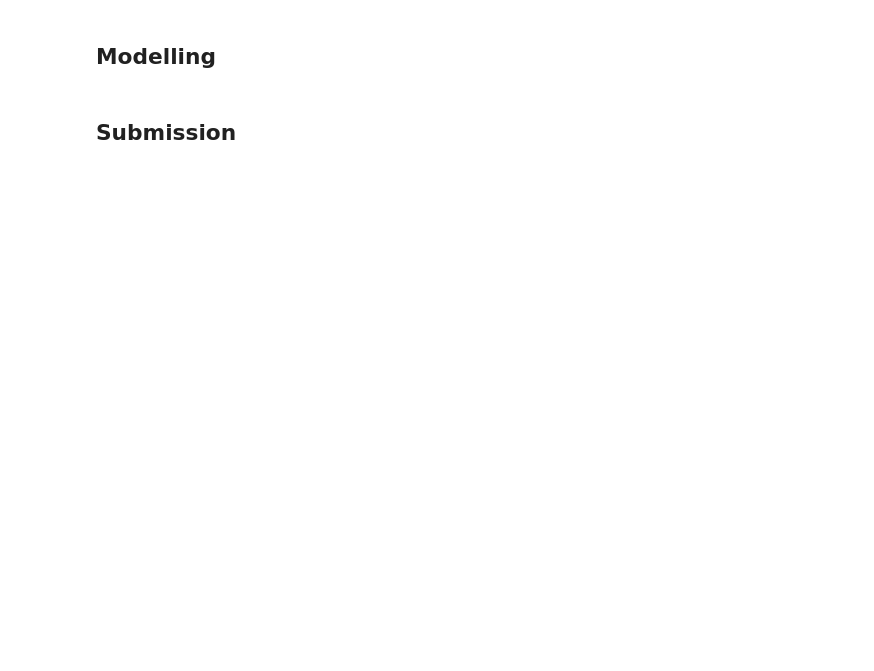
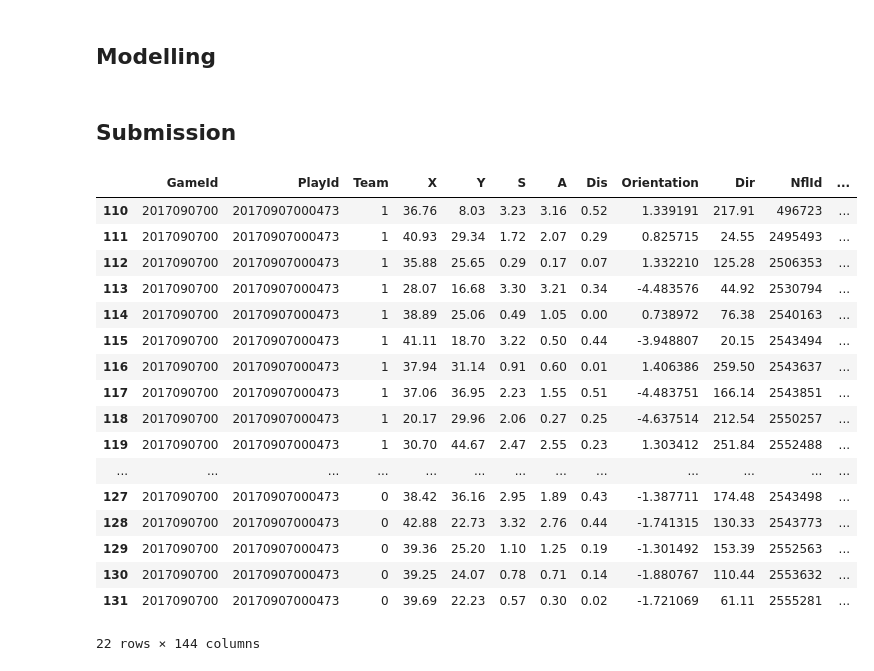
Before and after one commit to TheNerdyCat/nfl-big-data-bowl, a Jupyter notebook: output/feature_engineering_v1.ipynb, the cells around one changed output. Saved outputs shown, nothing was run; the diff lists cells and outputs as text; code cells hidden in the pictures; blank space fills up the shorter version.

```diff
--- a/output/feature_engineering_v1.ipynb
+++ b/output/feature_engineering_v1.ipynb
@@ -852,0 +850,21 @@ inside = [20170907000118, 20170907000473, 20170907001077, 20170907001177, 201709
+# %%
+train[train.PlayId == 20170907000473]
+# %% [output]
+|  | GameId | PlayId | Team | X | Y | S | A | Dis | Orientation | Dir | NflId | ... |
+| 110 | 2017090700 | 20170907000473 | 1 | 36.76 | 8.03 | 3.23 | 3.16 | 0.52 | 1.339191 | 217.91 | 496723 | ... |
+| 111 | 2017090700 | 20170907000473 | 1 | 40.93 | 29.34 | 1.72 | 2.07 | 0.29 | 0.825715 | 24.55 | 2495493 | ... |
+| 112 | 2017090700 | 20170907000473 | 1 | 35.88 | 25.65 | 0.29 | 0.17 | 0.07 | 1.332210 | 125.28 | 2506353 | ... |
+| 113 | 2017090700 | 20170907000473 | 1 | 28.07 | 16.68 | 3.30 | 3.21 | 0.34 | -4.483576 | 44.92 | 2530794 | ... |
+| 114 | 2017090700 | 20170907000473 | 1 | 38.89 | 25.06 | 0.49 | 1.05 | 0.00 | 0.738972 | 76.38 | 2540163 | ... |
+| 115 | 2017090700 | 20170907000473 | 1 | 41.11 | 18.70 | 3.22 | 0.50 | 0.44 | -3.948807 | 20.15 | 2543494 | ... |
+| 116 | 2017090700 | 20170907000473 | 1 | 37.94 | 31.14 | 0.91 | 0.60 | 0.01 | 1.406386 | 259.50 | 2543637 | ... |
+| 117 | 2017090700 | 20170907000473 | 1 | 37.06 | 36.95 | 2.23 | 1.55 | 0.51 | -4.483751 | 166.14 | 2543851 | ... |
+| 118 | 2017090700 | 20170907000473 | 1 | 20.17 | 29.96 | 2.06 | 0.27 | 0.25 | -4.637514 | 212.54 | 2550257 | ... |
+| 119 | 2017090700 | 20170907000473 | 1 | 30.70 | 44.67 | 2.47 | 2.55 | 0.23 | 1.303412 | 251.84 | 2552488 | ... |
+| ... | ... | ... | ... | ... | ... | ... | ... | ... | ... | ... | ... | ... |
+| 127 | 2017090700 | 20170907000473 | 0 | 38.42 | 36.16 | 2.95 | 1.89 | 0.43 | -1.387711 | 174.48 | 2543498 | ... |
+| 128 | 2017090700 | 20170907000473 | 0 | 42.88 | 22.73 | 3.32 | 2.76 | 0.44 | -1.741315 | 130.33 | 2543773 | ... |
+| 129 | 2017090700 | 20170907000473 | 0 | 39.36 | 25.20 | 1.10 | 1.25 | 0.19 | -1.301492 | 153.39 | 2552563 | ... |
+| 130 | 2017090700 | 20170907000473 | 0 | 39.25 | 24.07 | 0.78 | 0.71 | 0.14 | -1.880767 | 110.44 | 2553632 | ... |
+| 131 | 2017090700 | 20170907000473 | 0 | 39.69 | 22.23 | 0.57 | 0.30 | 0.02 | -1.721069 | 61.11 | 2555281 | ... |
+22 rows × 144 columns
```
Also changed, not shown: parts of 5 cells of this notebook, 4 other files.
